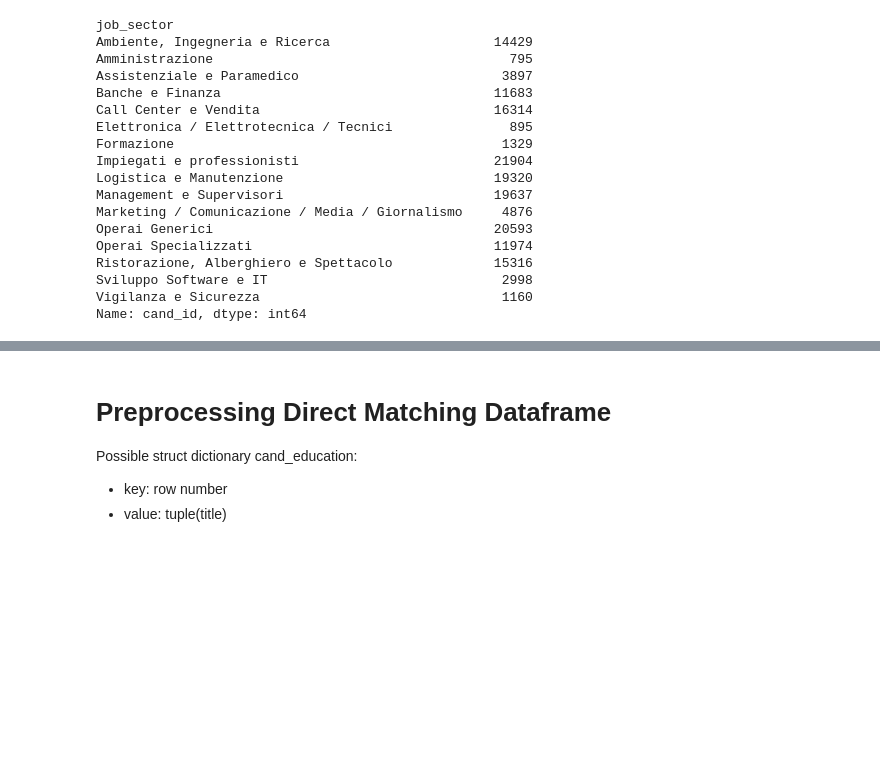
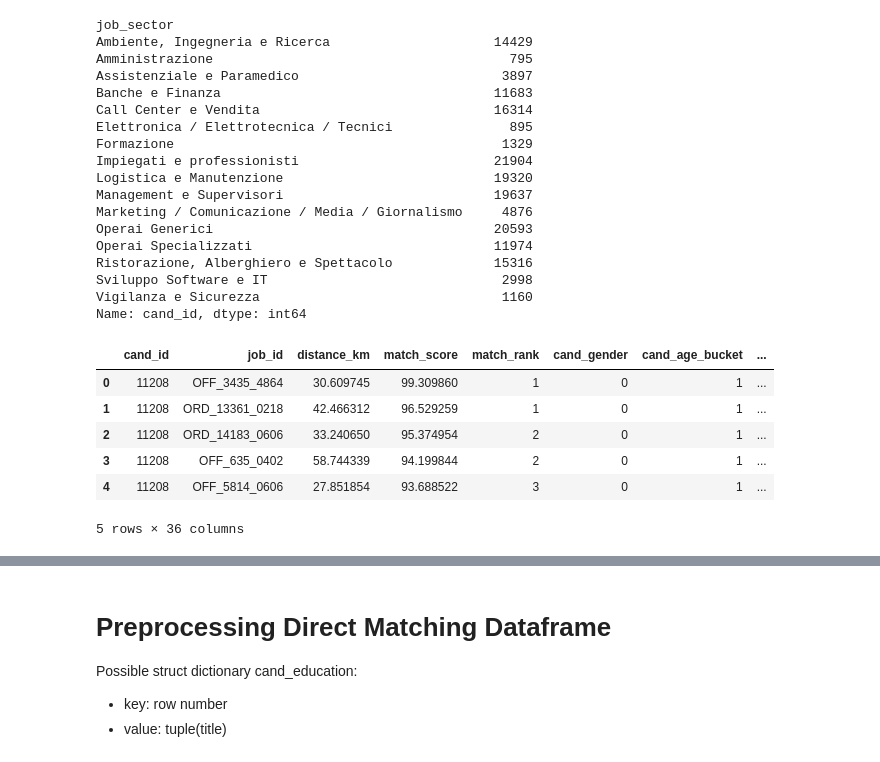
Before and after one commit to lorenzo-massa/Bias-Detection-Mitigation, a Jupyter notebook: AI_industry.ipynb, the cells around one changed output, grey strips where cells are left out. Cells and saved outputs as stored; diff of their text form; code cells hidden in the pictures; blank space fills up the shorter version.

```diff
--- a/AI_industry.ipynb
+++ b/AI_industry.ipynb
@@ -277,12 +242,18 @@ Sector
 # %%
-reverse_matching_df = pd.read_csv(cwd+'/reverse_matching_20240213.csv', sep=';')
+reverse_matching_df = pd.read_csv(cwd + "/data/reverse_matching_20240213.csv", sep=";")
 print(reverse_matching_df.shape)
 # Remove rows with null values in columns = ['cand_age_bucket', 'cand_domicile_province', 'cand_domicile_region']
 reverse_matching_df = reverse_matching_df.dropna(
-    subset=["cand_age_bucket", "cand_domicile_province", "cand_domicile_region","job_sector","job_work_province"]
+    subset=[
+        "cand_age_bucket",
+        "cand_domicile_province",
+        "cand_domicile_region",
+        "job_sector",
+        "job_work_province",
+    ]
 )
 print(reverse_matching_df.shape)
-reverse_matching_df.describe(include='all')
+reverse_matching_df.describe(include="all")
 # %% [output]
 (193474, 15)
 (167120, 15)
@@ -405,2 +359,11 @@ Name: cand_id, dtype: int64
 # %%
 df_processed = f.process_full_dataset(df)
+df_processed.head()
+# %% [output]
+|  | cand_id | job_id | distance_km | match_score | match_rank | cand_gender | cand_age_bucket | ... |
+| 0 | 11208 | OFF_3435_4864 | 30.609745 | 99.309860 | 1 | 0 | 1 | ... |
+| 1 | 11208 | ORD_13361_0218 | 42.466312 | 96.529259 | 1 | 0 | 1 | ... |
+| 2 | 11208 | ORD_14183_0606 | 33.240650 | 95.374954 | 2 | 0 | 1 | ... |
+| 3 | 11208 | OFF_635_0402 | 58.744339 | 94.199844 | 2 | 0 | 1 | ... |
+| 4 | 11208 | OFF_5814_0606 | 27.851854 | 93.688522 | 3 | 0 | 1 | ... |
+5 rows × 36 columns
```
Also changed, not shown: parts of 61 cells of this notebook, 1 other file.
